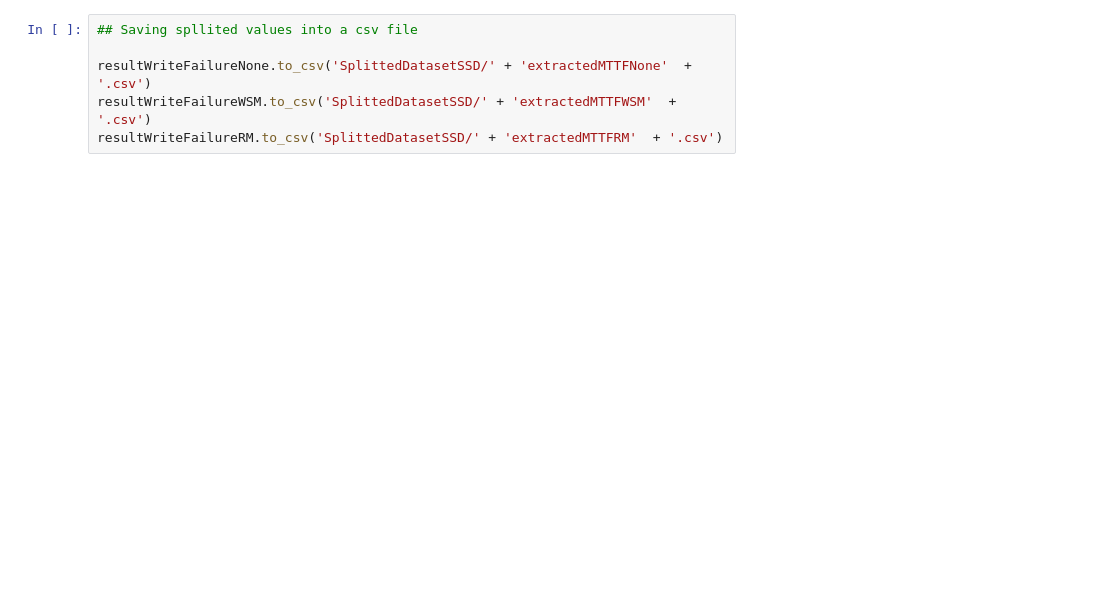
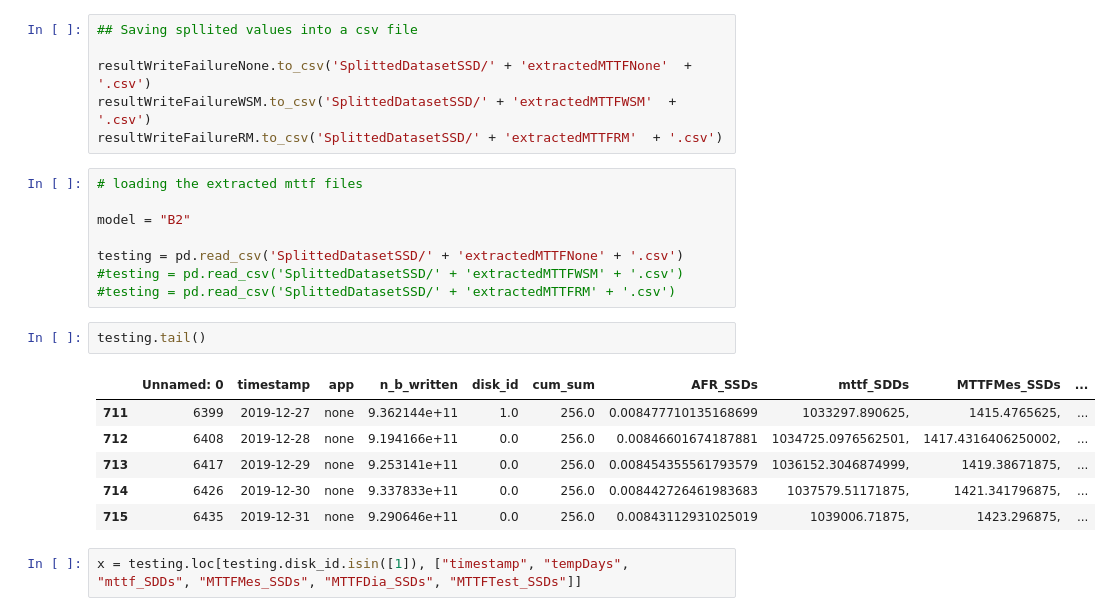
Before and after one commit to EricBorba/StorageFailurePredictor, a Jupyter notebook: WriteAnalB2Model.ipynb, the cells around one changed output. Drawn from its saved outputs; the diff is of its cells as text; blank space fills up the shorter version.

```diff
--- a/WriteAnalB2Model.ipynb
+++ b/WriteAnalB2Model.ipynb
@@ -917,3 +923,22 @@ resultWriteFailureNone.tail(100)
 resultWriteFailureNone.to_csv('SplittedDatasetSSD/' + 'extractedMTTFNone'  + '.csv')
 resultWriteFailureWSM.to_csv('SplittedDatasetSSD/' + 'extractedMTTFWSM'  + '.csv')
 resultWriteFailureRM.to_csv('SplittedDatasetSSD/' + 'extractedMTTFRM'  + '.csv')
+# %%
+# loading the extracted mttf files
+
+model = "B2"
+
+testing = pd.read_csv('SplittedDatasetSSD/' + 'extractedMTTFNone' + '.csv')
+#testing = pd.read_csv('SplittedDatasetSSD/' + 'extractedMTTFWSM' + '.csv')
+#testing = pd.read_csv('SplittedDatasetSSD/' + 'extractedMTTFRM' + '.csv')
+# %%
+testing.tail()
+# %% [output]
+|  | Unnamed: 0 | timestamp | app | n_b_written | disk_id | cum_sum | AFR_SSDs | mttf_SDDs | MTTFMes_SSDs | ... |
+| 711 | 6399 | 2019-12-27 | none | 9.362144e+11 | 1.0 | 256.0 | 0.008477710135168699 | 1033297.890625, | 1415.4765625, | ... |
+| 712 | 6408 | 2019-12-28 | none | 9.194166e+11 | 0.0 | 256.0 | 0.00846601674187881 | 1034725.0976562501, | 1417.4316406250002, | ... |
+| 713 | 6417 | 2019-12-29 | none | 9.253141e+11 | 0.0 | 256.0 | 0.008454355561793579 | 1036152.3046874999, | 1419.38671875, | ... |
+| 714 | 6426 | 2019-12-30 | none | 9.337833e+11 | 0.0 | 256.0 | 0.008442726461983683 | 1037579.51171875, | 1421.341796875, | ... |
+| 715 | 6435 | 2019-12-31 | none | 9.290646e+11 | 0.0 | 256.0 | 0.00843112931025019 | 1039006.71875, | 1423.296875, | ... |
+# %%
+x = testing.loc[testing.disk_id.isin([1]), ["timestamp", "tempDays", "mttf_SDDs", "MTTFMes_SSDs", "MTTFDia_SSDs", "MTTFTest_SSDs"]]
```
Also changed, not shown: parts of 4 cells of this notebook.
